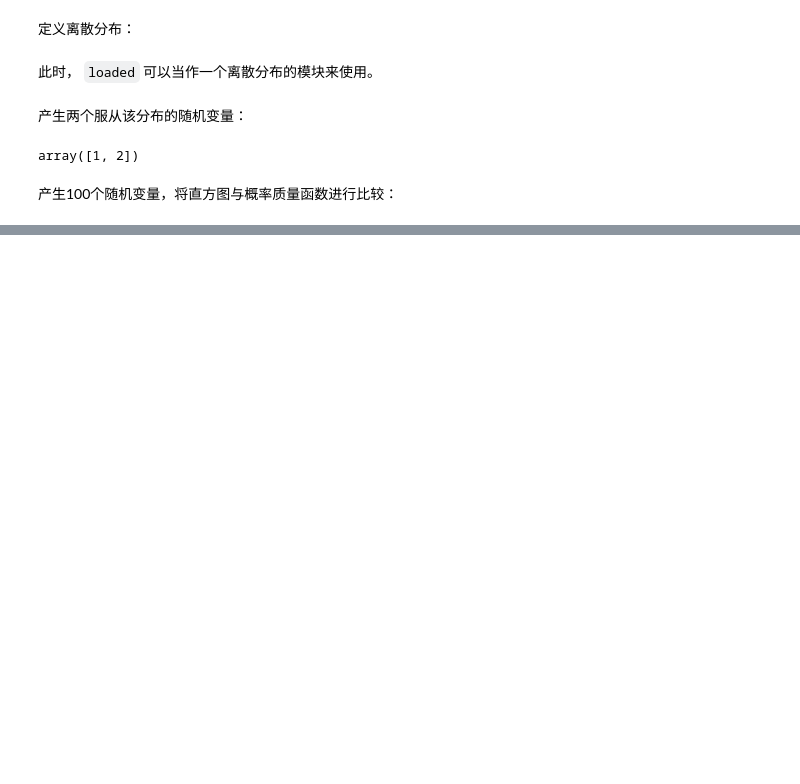
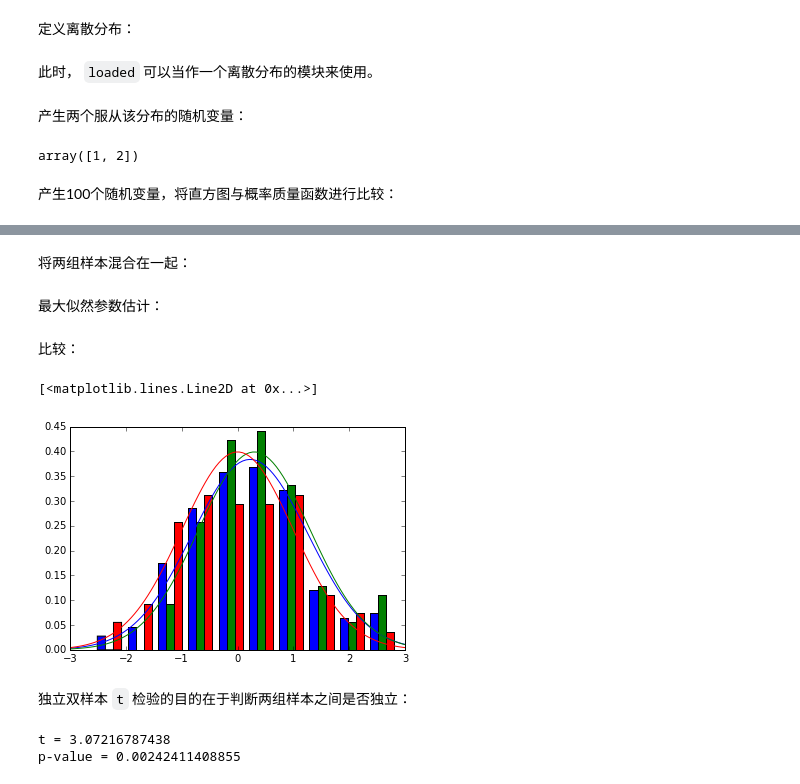
Before and after one commit to xiangliTHU/python-tutorial, a Jupyter notebook: 04. scipy/04.03 statistics with scipy.ipynb, the cells around one changed output, grey strips where cells are left out. Saved outputs shown, nothing was run; the diff lists cells and outputs as text; code cells hidden in the pictures; blank space fills up the shorter version.

```diff
--- a/04. scipy/04.03 statistics with scipy.ipynb
+++ b/04. scipy/04.03 statistics with scipy.ipynb
@@ -270,0 +305,3 @@ stem(xk, loaded.pmf(xk), markerfmt='ro', linefmt='r-')
+# %%
+n1 = norm(loc=0.3, scale=1.0)
+n2 = norm(loc=0, scale=1.0)
@@ -270,0 +310,34 @@ stem(xk, loaded.pmf(xk), markerfmt='ro', linefmt='r-')
+# %%
+n1_samples = n1.rvs(size=100)
+n2_samples = n2.rvs(size=100)
+# %% [markdown]
+将两组样本混合在一起：
+# %%
+samples = hstack((n1_samples, n2_samples))
+# %% [markdown]
+最大似然参数估计：
+# %%
+loc, scale = norm.fit(samples)
+n = norm(loc=loc, scale=scale)
+# %% [markdown]
+比较：
+# %%
+x = linspace(-3,3,100)
+
+hist([samples, n1_samples, n2_samples], normed=True)
+plot(x, n.pdf(x), 'b-')
+plot(x, n1.pdf(x), 'g-')
+plot(x, n2.pdf(x), 'r-')
+# %% [output]
+[<matplotlib.lines.Line2D at 0x...>]
+[figure, added]
+# %% [markdown]
+独立双样本 `t` 检验的目的在于判断两组样本之间是否独立：
+# %%
+t, p = ttest_ind(n1_samples, n2_samples)
+
+print 't = {}'.format(t)
+print 'p-value = {}'.format(p)
+# %% [output]
+t = 3.07216787438
+p-value = 0.00242411408855
```
Also changed, not shown: parts of 27 cells of this notebook.
